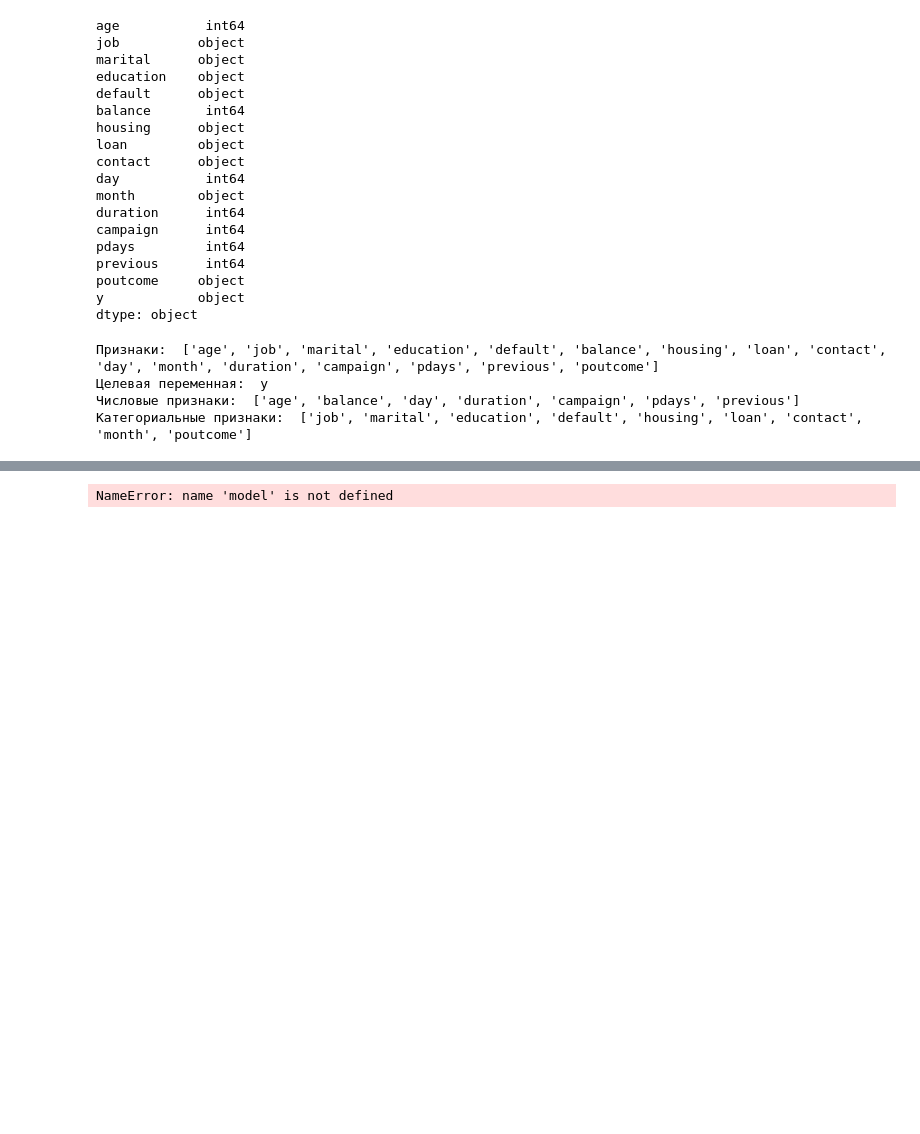
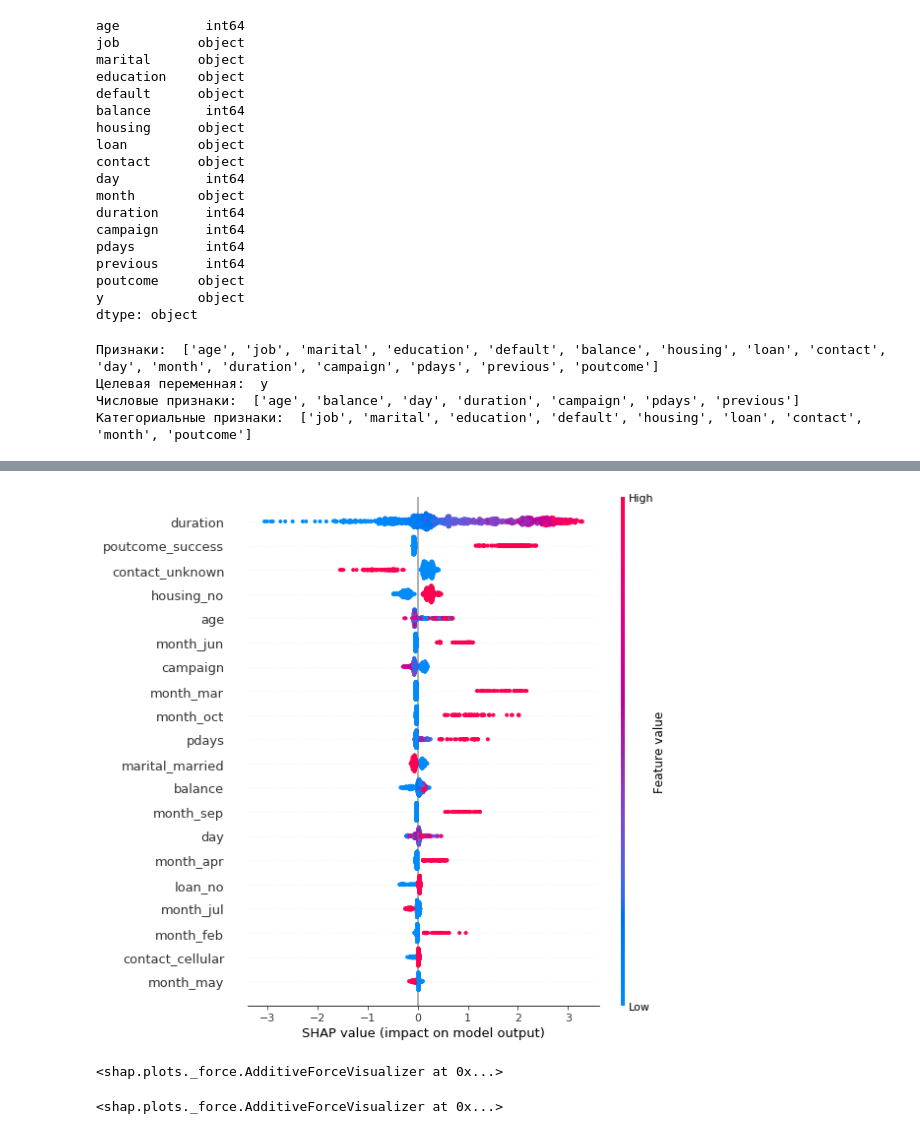
Before and after one commit to nnnedelkina/MLInBusiness, a Jupyter notebook: HW7.ipynb, the cells around one changed output, grey strips where cells are left out. Saved outputs shown, nothing was run; the diff lists cells and outputs as text; code cells hidden in the pictures; blank space fills up the shorter version.

```diff
--- a/HW7.ipynb
+++ b/HW7.ipynb
@@ -241,7 +311,12 @@ results
+# %%
+# для 10% top
+X_test_transformed_top10p = pd.concat((X_test_transformed, y_test.rename('y')), axis=1).sort_values(by='y', ascending=False)[0:int(len(X_test_transformed)*0.1)].iloc[:,0:-1]
+shap_values_top10p = explainer.shap_values(X_test_transformed_top10p)
+shap.summary_plot(shap_values_top10p, X_test_transformed_top10p)
+# %% [output]
+[figure, added]
 # %%
-explainer = shap.TreeExplainer(model)
-shap_values = explainer.shap_values(X_train)
 
-shap.force_plot(explainer.expected_value, shap_values[0,:], X_train.iloc[0,:])
+shap.force_plot(explainer.expected_value, shap_values[0,:], X_test_transformed.iloc[0,:])
 # %% [output]
-NameError: name 'model' is not defined
+<shap.plots._force.AdditiveForceVisualizer at 0x...>
@@ -249,0 +323,4 @@ NameError: name 'model' is not defined
+# %%
+shap.force_plot(explainer.expected_value, shap_values_top10p[0,:], X_test_transformed_top10p.iloc[0,:])
+# %% [output]
+<shap.plots._force.AdditiveForceVisualizer at 0x...>
```
Also changed, not shown: parts of 9 cells of this notebook.
